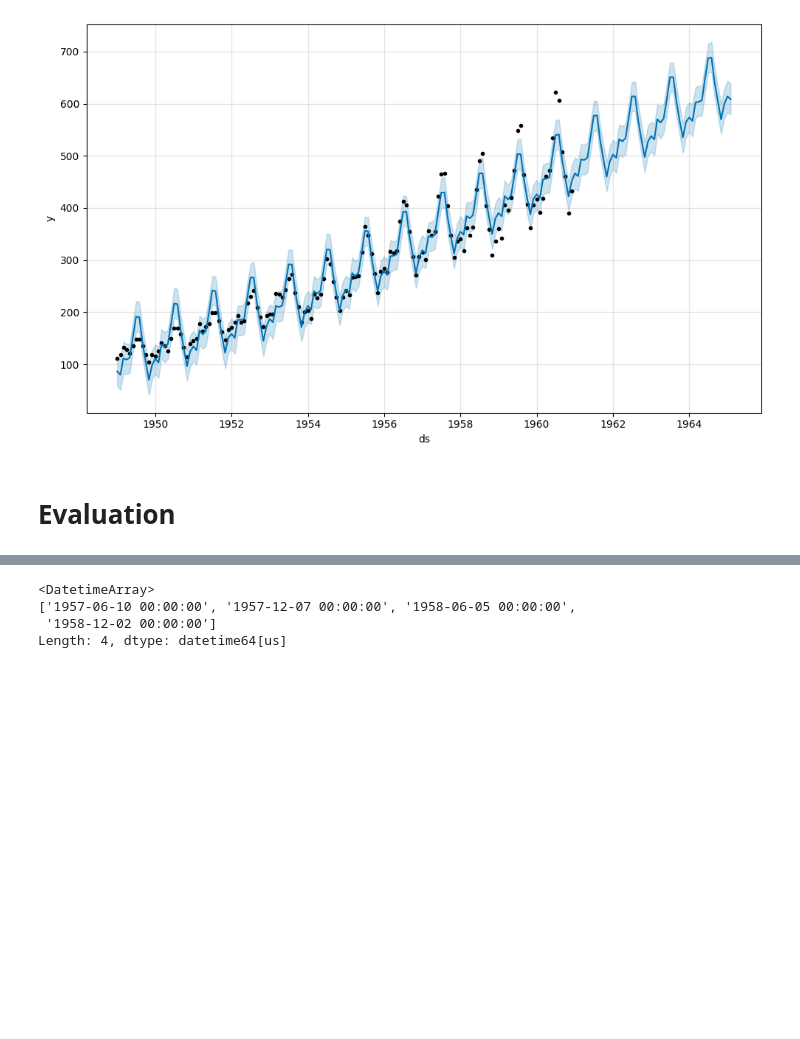
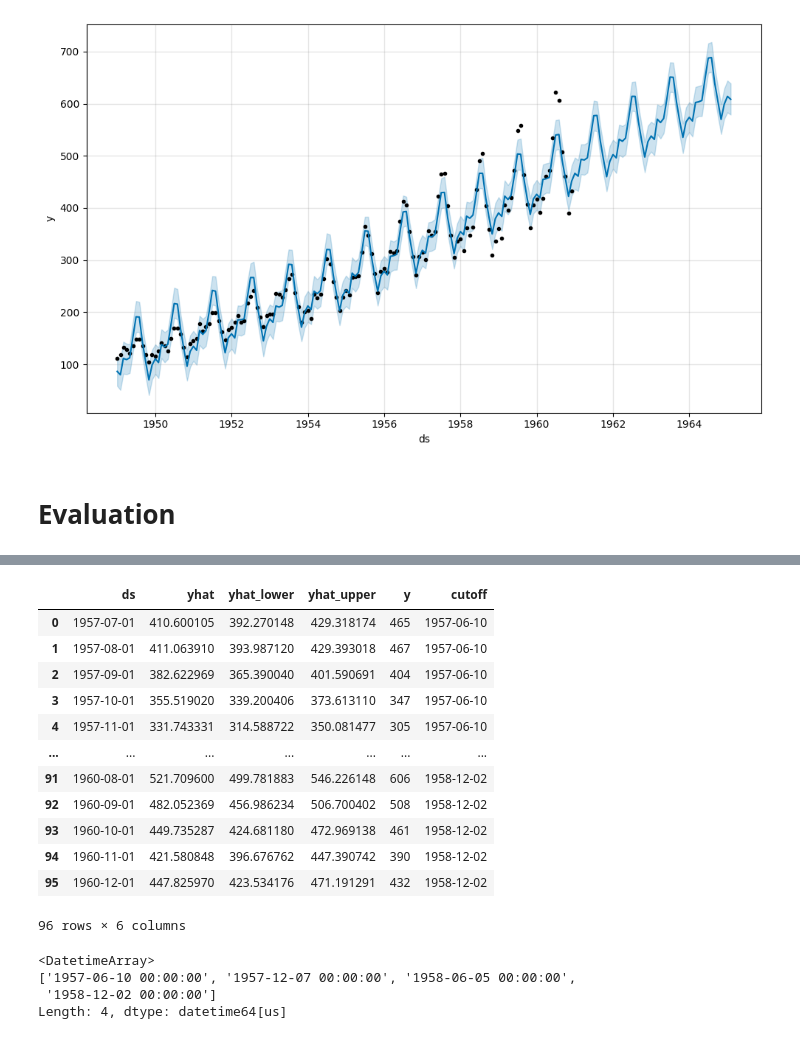
Before and after one commit to valeria-edulabs/intel-ml-apr-26, a Jupyter notebook: ml_timeseries_basics/prophet.ipynb, the cells around one changed output, grey strips where cells are left out. Drawn from its saved outputs; the diff is of its cells as text; code cells hidden in the pictures; blank space fills up the shorter version.

```diff
--- a/ml_timeseries_basics/prophet.ipynb
+++ b/ml_timeseries_basics/prophet.ipynb
@@ -151,3 +151,19 @@ df_cv = cross_validation(
+# %%
+df_cv
+# %% [output]
+|  | ds | yhat | yhat_lower | yhat_upper | y | cutoff |
+| 0 | 1957-07-01 | 410.600105 | 392.270148 | 429.318174 | 465 | 1957-06-10 |
+| 1 | 1957-08-01 | 411.063910 | 393.987120 | 429.393018 | 467 | 1957-06-10 |
+| 2 | 1957-09-01 | 382.622969 | 365.390040 | 401.590691 | 404 | 1957-06-10 |
+| 3 | 1957-10-01 | 355.519020 | 339.200406 | 373.613110 | 347 | 1957-06-10 |
+| 4 | 1957-11-01 | 331.743331 | 314.588722 | 350.081477 | 305 | 1957-06-10 |
+| ... | ... | ... | ... | ... | ... | ... |
+| 91 | 1960-08-01 | 521.709600 | 499.781883 | 546.226148 | 606 | 1958-12-02 |
+| 92 | 1960-09-01 | 482.052369 | 456.986234 | 506.700402 | 508 | 1958-12-02 |
+| 93 | 1960-10-01 | 449.735287 | 424.681180 | 472.969138 | 461 | 1958-12-02 |
+| 94 | 1960-11-01 | 421.580848 | 396.676762 | 447.390742 | 390 | 1958-12-02 |
+| 95 | 1960-12-01 | 447.825970 | 423.534176 | 471.191291 | 432 | 1958-12-02 |
+96 rows × 6 columns
 # %%
 df_cv['cutoff'].unique()
 # %% [output]
```
Also changed, not shown: parts of 8 cells of this notebook, 13 other files.
